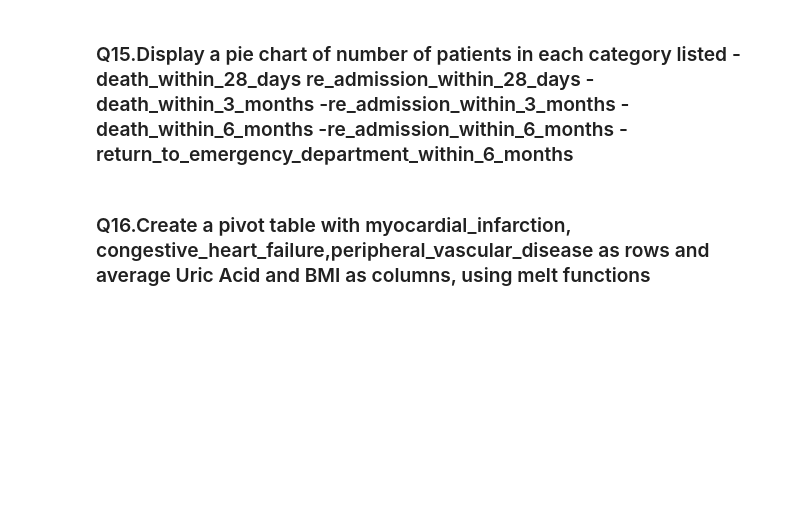
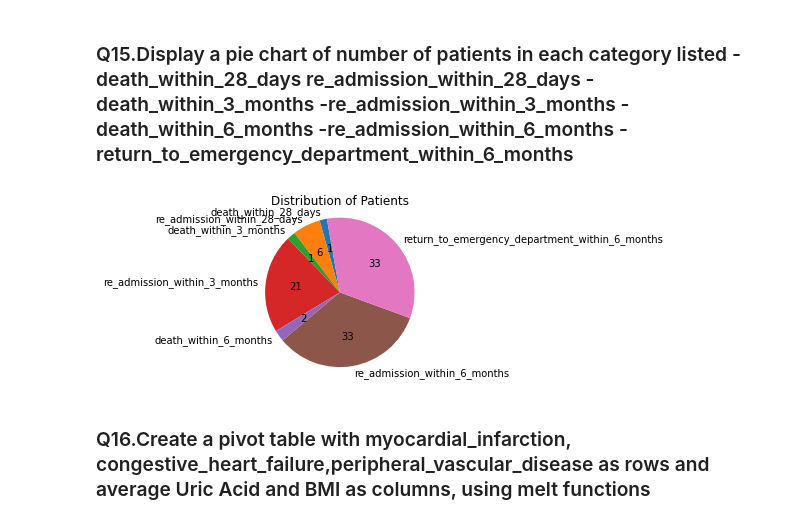
Before and after one commit to SivasankariDA112/03_Hacktivators_PythonHackathon_Apr24, a Jupyter notebook: Team03_Hacktivators_2024.ipynb, the cells around one changed output. Drawn from its saved outputs; the diff is of its cells as text; code cells hidden in the pictures; blank space fills up the shorter version.

```diff
--- a/Team03_Hacktivators_2024.ipynb
+++ b/Team03_Hacktivators_2024.ipynb
@@ -324,4 +384,24 @@ plt.show()
 # %% [markdown]
 ### Q15.Display a pie chart of number of patients in each category listed -death_within_28_days re_admission_within_28_days -death_within_3_months -re_admission_within_3_months -death_within_6_months -re_admission_within_6_months -return_to_emergency_department_within_6_months
+# %%
+df_test=pd.read_excel("Cardiac_Outcomes.xlsx",sheet_name=0)
+data_test=df_test[["death_within_28_days", "re_admission_within_28_days", "death_within_3_months","re_admission_within_3_months","death_within_6_months",
+                   "re_admission_within_6_months","return_to_emergency_department_within_6_months"]]
+data_test.groupby(["death_within_28_days", "re_admission_within_28_days", "death_within_3_months","re_admission_within_3_months","death_within_6_months",
+                   "re_admission_within_6_months","return_to_emergency_department_within_6_months"])
+#display(data_test)
+plt.figure(figsize=(3, 3))
+
+counts = data_test.sum()
+
+# Convert counts to strings for labels
+labels = [str(label) for label in counts.index]
+
+plt.pie(counts, labels=labels, startangle=100, autopct='%d')
+plt.title("Distribution of Patients")
+plt.axis('equal')
+plt.show()
+# %% [output]
+[figure, added]
 # %% [markdown]
 ### Q16.Create a pivot table with myocardial_infarction, congestive_heart_failure,peripheral_vascular_disease as rows and average Uric Acid and BMI as columns, using melt functions
```
Also changed, not shown: parts of 17 cells of this notebook.
